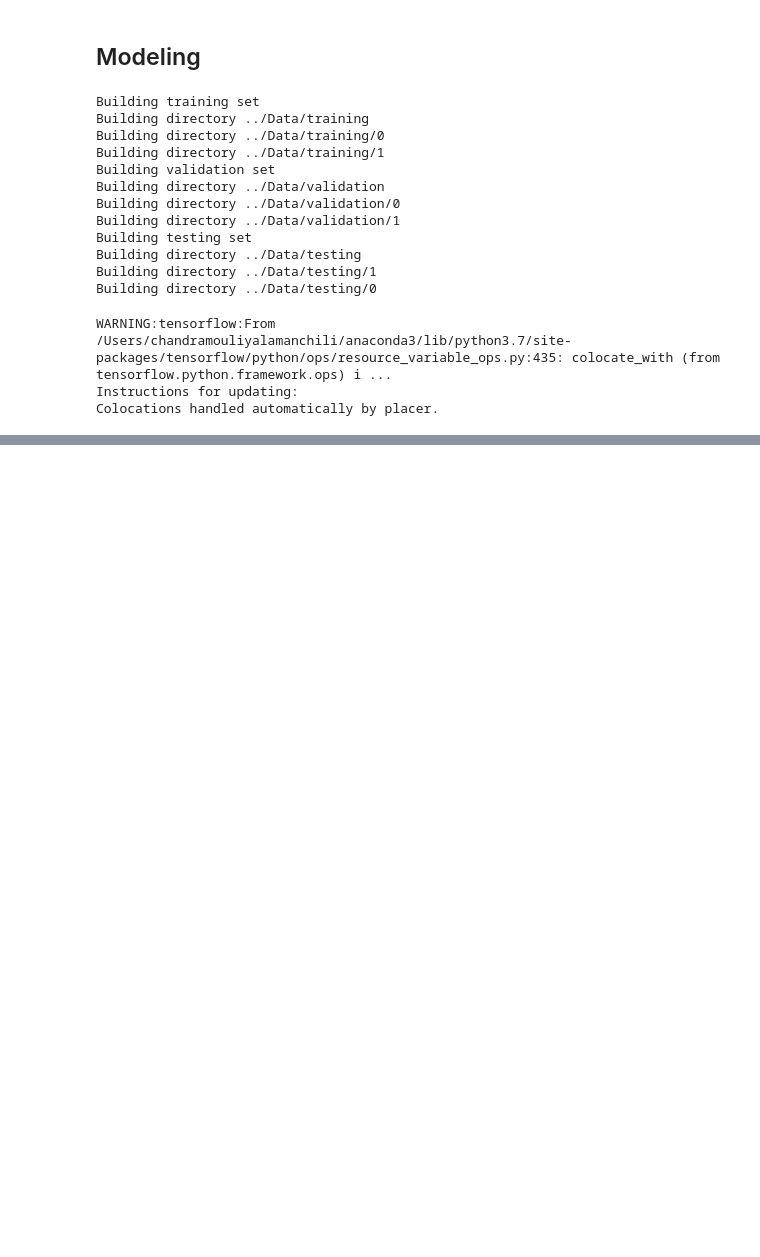
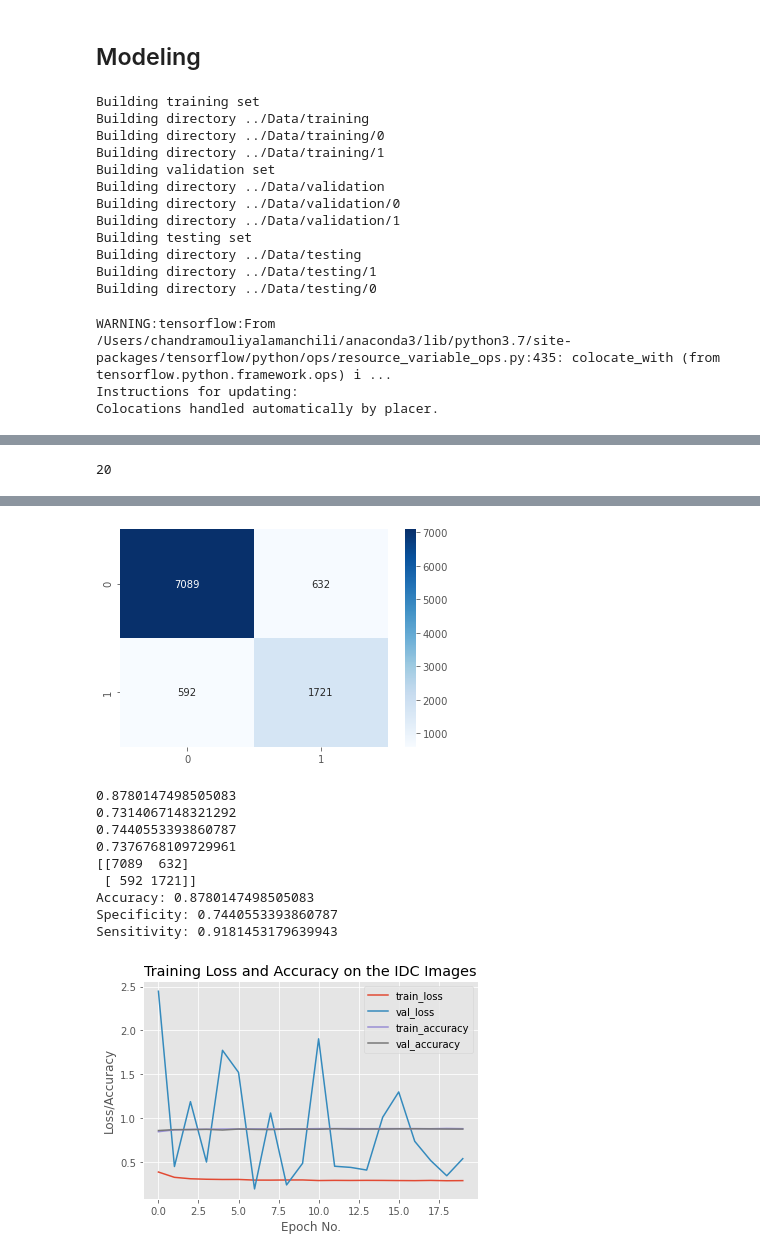
Before and after one commit to chandu85/Data_Science_Portfolio, a Jupyter notebook: Project 2 - Breast Cancer Classification using Computer Vision/Code/Breast_Cancer_Classification.ipynb, the cells around one changed output, grey strips where cells are left out. Cells and saved outputs as stored; diff of their text form; code cells hidden in the pictures; blank space fills up the shorter version.

```diff
--- a/Project 2 - Breast Cancer Classification using Computer Vision/Code/Breast_Cancer_Classification.ipynb
+++ b/Project 2 - Breast Cancer Classification using Computer Vision/Code/Breast_Cancer_Classification.ipynb
@@ -331,0 +376,17 @@ Found 20067 images belonging to 2 classes.
+# %%
+# Combine histories if model was trained multiple times.
+def appendHist(h1, h2):
+    if h1 == {}:
+        return h2
+    else:
+        dest = {}
+        for key, value in h1.items():
+            dest[key] = value + h2[key]
+        return dest
+
+#history = appendHist(M.history, M3.history)
+
+history=M.history
+print(len(history["accuracy"]))
+# %% [output]
+20
@@ -332,22 +398,20 @@ Found 20067 images belonging to 2 classes.
 # %%
-# Train the model
-opt=Adagrad(lr=INIT_LR,decay=INIT_LR/NUM_EPOCHS)
-model.compile(loss="binary_crossentropy",optimizer=opt,metrics=["accuracy"])
+from sklearn.metrics import accuracy_score
+from sklearn.metrics import confusion_matrix, accuracy_score, precision_score, f1_score, recall_score
+import seaborn as sns
 
-M=model.fit_generator(
-  trainGen,
-  steps_per_epoch=lenTrain//BS,
-  validation_data=valGen,
-  validation_steps=lenVal//BS,
-  class_weight=classWeight,
-  epochs=NUM_EPOCHS)
-
-# Let's see how our model performed
-testGen.reset()
-pred_indices=model.predict_generator(testGen,steps=(lenTest//BS)+1)
-pred_indices=np.argmax(pred_indices,axis=1)
 print(classification_report(testGen.classes, pred_indices, target_names=testGen.class_indices.keys()))
 cm=confusion_matrix(testGen.classes,pred_indices)
+plt.figure()
+sns.heatmap(cm, annot=True,fmt='.0f', cmap="Blues")
+plt.show()
+#plt.savefig('3_Confusion_Matrix.png')
+#score = model.evaluate(X_test, y_test)
+#print(score)
+print(accuracy_score(testGen.classes, pred_indices))
+print(precision_score(testGen.classes, pred_indices))
+print(recall_score(testGen.classes, pred_indices))
+print(f1_score(testGen.classes, pred_indices))
 total=sum(sum(cm))
 accuracy=(cm[0,0]+cm[1,1])/total
 specificity=cm[1,1]/(cm[1,0]+cm[1,1])
@@ -356,16 +420,18 @@ print(cm)
 print(f'Accuracy: {accuracy}')
 print(f'Specificity: {specificity}')
 print(f'Sensitivity: {sensitivity}')
-N = NUM_EPOCHS
+#N = NUM_EPOCHS
+N = len(history["accuracy"])
 plt.style.use("ggplot")
 plt.figure()
-plt.plot(np.arange(0,N), M.history["loss"], label="train_loss")
-plt.plot(np.arange(0,N), M.history["val_loss"], label="val_loss")
-plt.plot(np.arange(0,N), M.history["acc"], label="train_acc")
-plt.plot(np.arange(0,N), M.history["val_acc"], label="val_acc")
-plt.title("Training Loss and Accuracy on the IDC Dataset")
+plt.plot(np.arange(0,N), history["loss"], label="train_loss")
+plt.plot(np.arange(0,N), history["val_loss"], label="val_loss")
+plt.plot(np.arange(0,N), history["accuracy"], label="train_accuracy")
+plt.plot(np.arange(0,N), history["val_accuracy"], label="val_accuracy")
+plt.title("Training Loss and Accuracy on the IDC Images")
 plt.xlabel("Epoch No.")
 plt.ylabel("Loss/Accuracy")
-plt.legend(loc="lower left")
-plt.savefig('plot.png')
+plt.legend(loc="upper right")
+plt.show()
+#plt.savefig('3_plot.png')
 # %% [output]
@@ -388,0 +446,11 @@ Epoch 11/20
+[figure, added]
+0.8780147498505083
+0.7314067148321292
+0.7440553393860787
+0.7376768109729961
+[[7089  632]
+ [ 592 1721]]
+Accuracy: 0.8780147498505083
+Specificity: 0.7440553393860787
+Sensitivity: 0.9181453179639943
+[figure, added]
```
Also changed, not shown: parts of 26 cells of this notebook, 5 other files.
